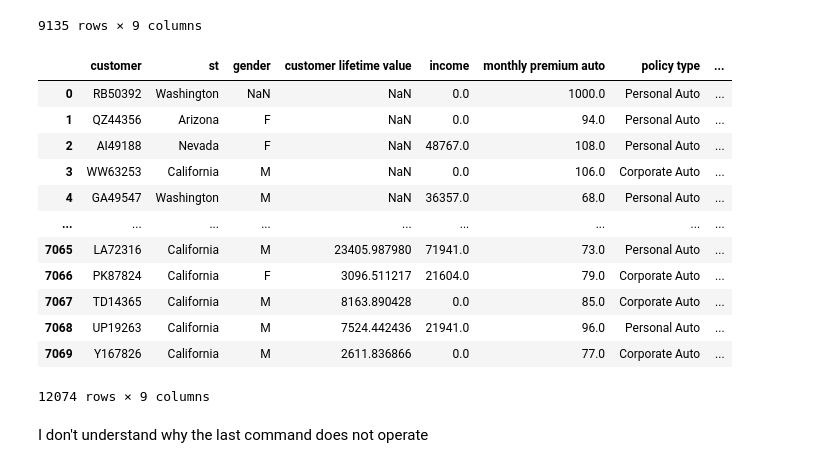
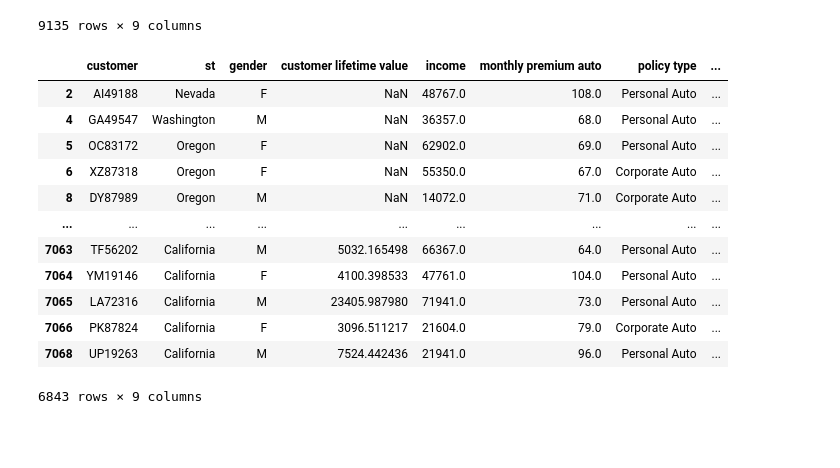
Before and after one commit to NinaVavr/lab-customer-analysis-round-1, a Jupyter notebook: files_for_lab/csv_files/Lab Panda.ipynb, the cells around one changed output. Saved outputs shown, nothing was run; the diff lists cells and outputs as text; code cells hidden in the pictures; blank space fills up the shorter version.

```diff
--- a/files_for_lab/csv_files/Lab Panda.ipynb
+++ b/files_for_lab/csv_files/Lab Panda.ipynb
@@ -325,22 +325,20 @@ display(data2)
 | 7069 | Y167826 | California | M | 2611.836866 | 0.0 | 77.0 | Corporate Auto | ... |
 9135 rows × 9 columns
 # %%
-data[data['income']>0]
+data1 = data[data['income'] >0]
 
-data
+data1
 # %% [output]
 |  | customer | st | gender | customer lifetime value | income | monthly premium auto | policy type | ... |
-| 0 | RB50392 | Washington | NaN | NaN | 0.0 | 1000.0 | Personal Auto | ... |
-| 1 | QZ44356 | Arizona | F | NaN | 0.0 | 94.0 | Personal Auto | ... |
 | 2 | AI49188 | Nevada | F | NaN | 48767.0 | 108.0 | Personal Auto | ... |
-| 3 | WW63253 | California | M | NaN | 0.0 | 106.0 | Corporate Auto | ... |
 | 4 | GA49547 | Washington | M | NaN | 36357.0 | 68.0 | Personal Auto | ... |
+| 5 | OC83172 | Oregon | F | NaN | 62902.0 | 69.0 | Personal Auto | ... |
+| 6 | XZ87318 | Oregon | F | NaN | 55350.0 | 67.0 | Corporate Auto | ... |
+| 8 | DY87989 | Oregon | M | NaN | 14072.0 | 71.0 | Corporate Auto | ... |
 | ... | ... | ... | ... | ... | ... | ... | ... | ... |
+| 7063 | TF56202 | California | M | 5032.165498 | 66367.0 | 64.0 | Personal Auto | ... |
+| 7064 | YM19146 | California | F | 4100.398533 | 47761.0 | 104.0 | Personal Auto | ... |
 | 7065 | LA72316 | California | M | 23405.987980 | 71941.0 | 73.0 | Personal Auto | ... |
 | 7066 | PK87824 | California | F | 3096.511217 | 21604.0 | 79.0 | Corporate Auto | ... |
-| 7067 | TD14365 | California | M | 8163.890428 | 0.0 | 85.0 | Corporate Auto | ... |
 | 7068 | UP19263 | California | M | 7524.442436 | 21941.0 | 96.0 | Personal Auto | ... |
-| 7069 | Y167826 | California | M | 2611.836866 | 0.0 | 77.0 | Corporate Auto | ... |
-12074 rows × 9 columns
+6843 rows × 9 columns
-# %% [markdown]
-I don't understand why the last command does not operate
```
Also changed, not shown: parts of 1 cell of this notebook.
